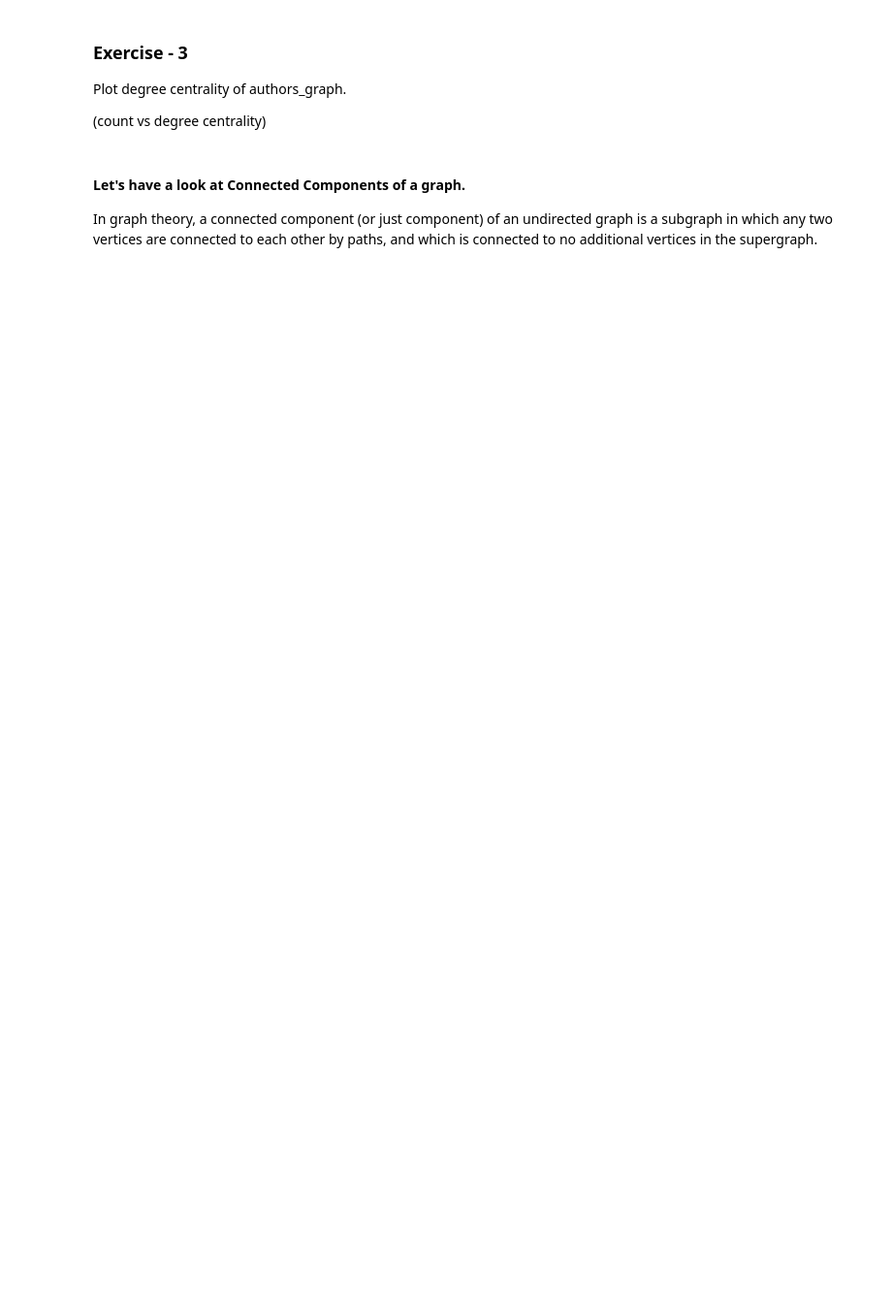
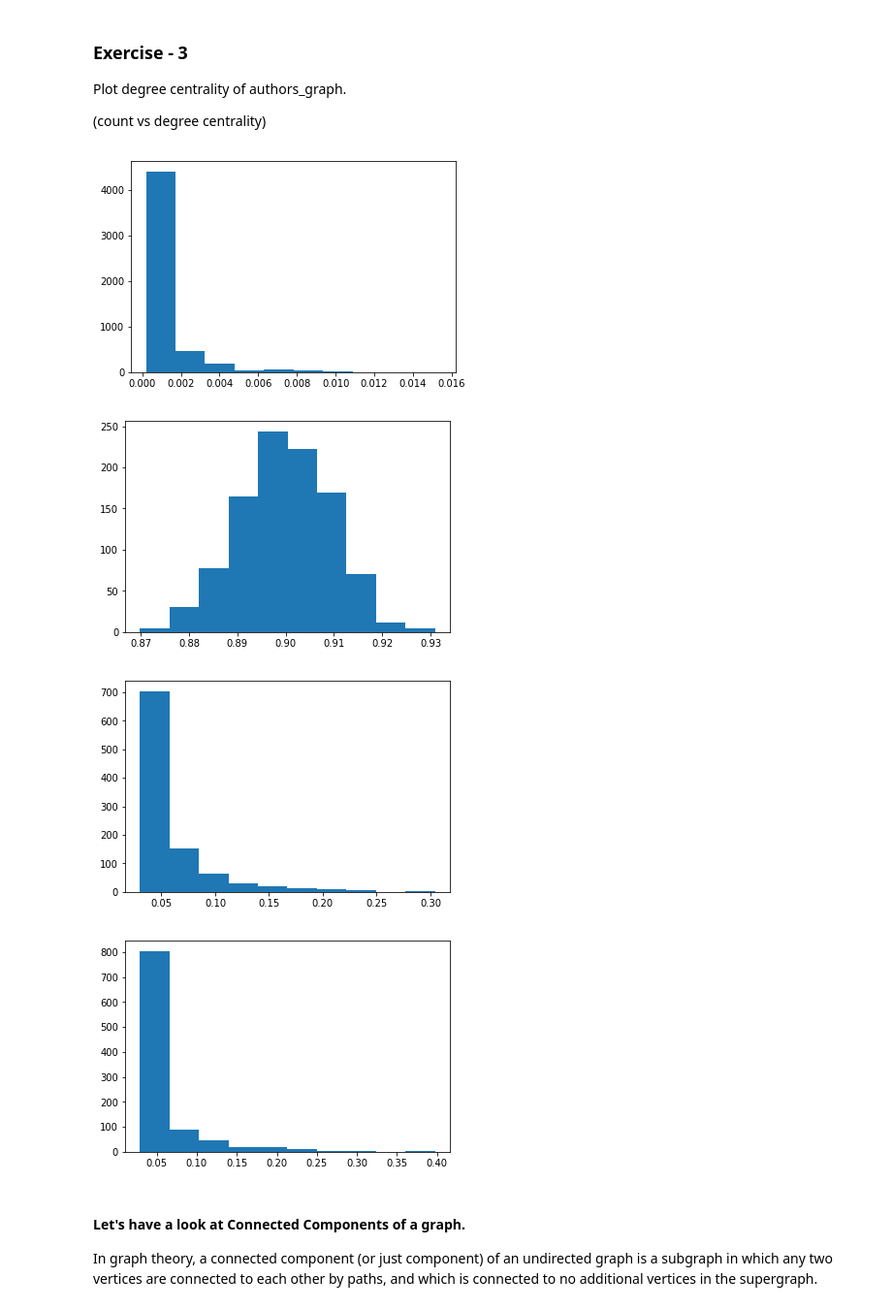
Before and after one commit to MridulS/euroscipy-2017-networkx, a Jupyter notebook: Introduction Lecture.ipynb, the cells around one changed output. Shown at 97% size. Drawn from its saved outputs; the diff is of its cells as text; code cells hidden in the pictures; blank space fills up the shorter version.

```diff
--- a/Introduction Lecture.ipynb
+++ b/Introduction Lecture.ipynb
@@ -271,22 +295,26 @@ Plot degree centrality of authors_graph.
 
 (count vs degree centrality)
 # %%
-# plt.hist(list(nx.degree_centrality(authors_graph).values()))
-# plt.show()
+plt.hist(list(nx.degree_centrality(authors_graph).values()))
+plt.show()
 
-# G = nx.erdos_renyi_graph(1000, 0.9, seed=1)
-# plt.hist(list(nx.degree_centrality(G).values()))
-# plt.show()
+G = nx.erdos_renyi_graph(1000, 0.9, seed=1)
+plt.hist(list(nx.degree_centrality(G).values()))
+plt.show()
 
-# H = nx.barabasi_albert_graph(1000, 30, 0.3)
-# K = nx.powerlaw_cluster_graph(1000, 30, 0.3)
+H = nx.barabasi_albert_graph(1000, 30, 0.3)
+K = nx.powerlaw_cluster_graph(1000, 30, 0.3)
 
-# plt.hist(list(nx.degree_centrality(H).values()))
-# plt.show()
+plt.hist(list(nx.degree_centrality(H).values()))
+plt.show()
 
-# plt.hist(list(nx.degree_centrality(K).values()))
-# plt.show()
-# nx.betweenness_centrality(authors_graph)
+plt.hist(list(nx.degree_centrality(K).values()))
+plt.show()
+# %% [output]
+[figure, added]
+[figure, added]
+[figure, added]
+[figure, added]
 # %% [markdown]
 #### Let's have a look at Connected Components of a graph.
 
```
Also changed, not shown: parts of 33 cells of this notebook, 1 other file.
